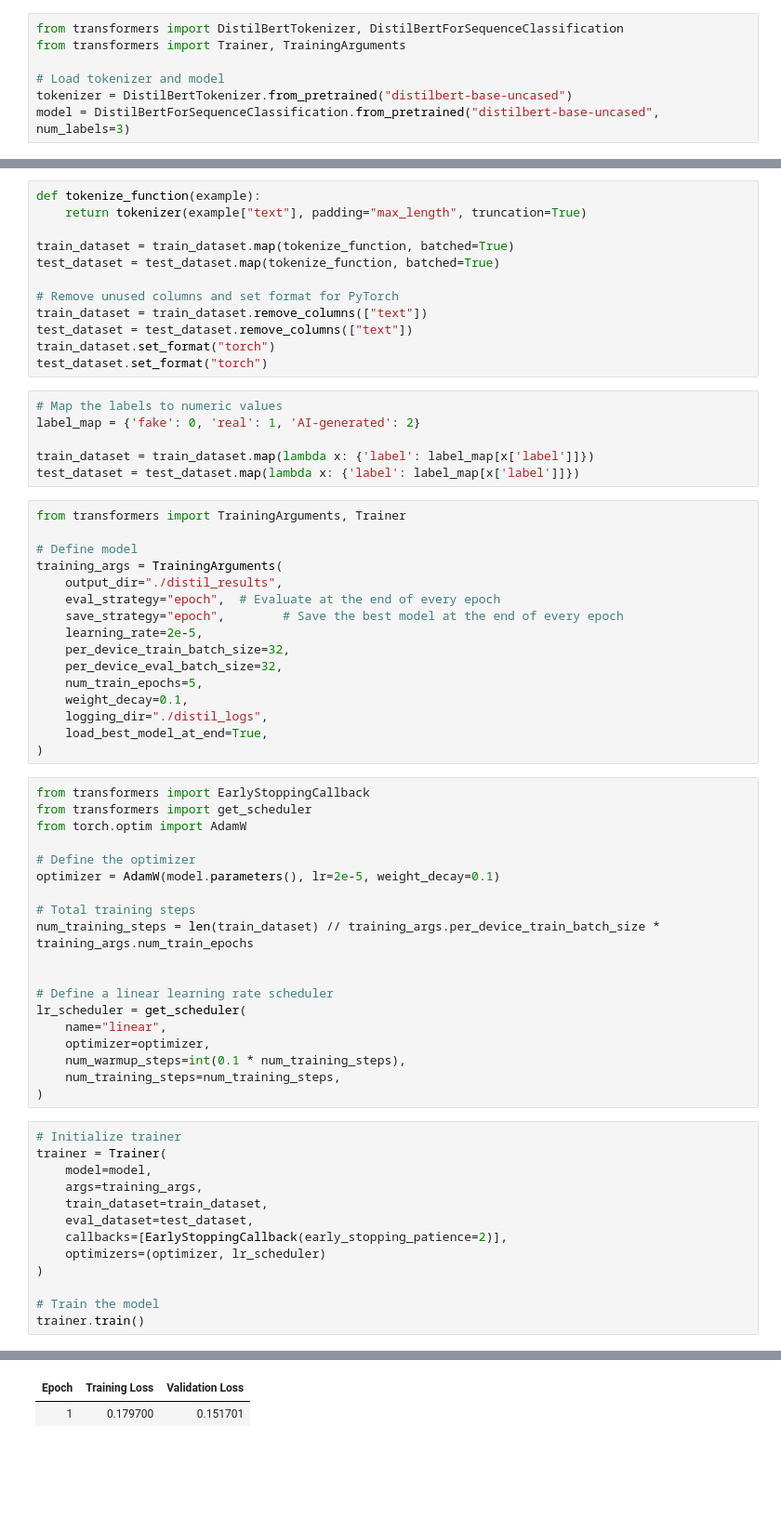
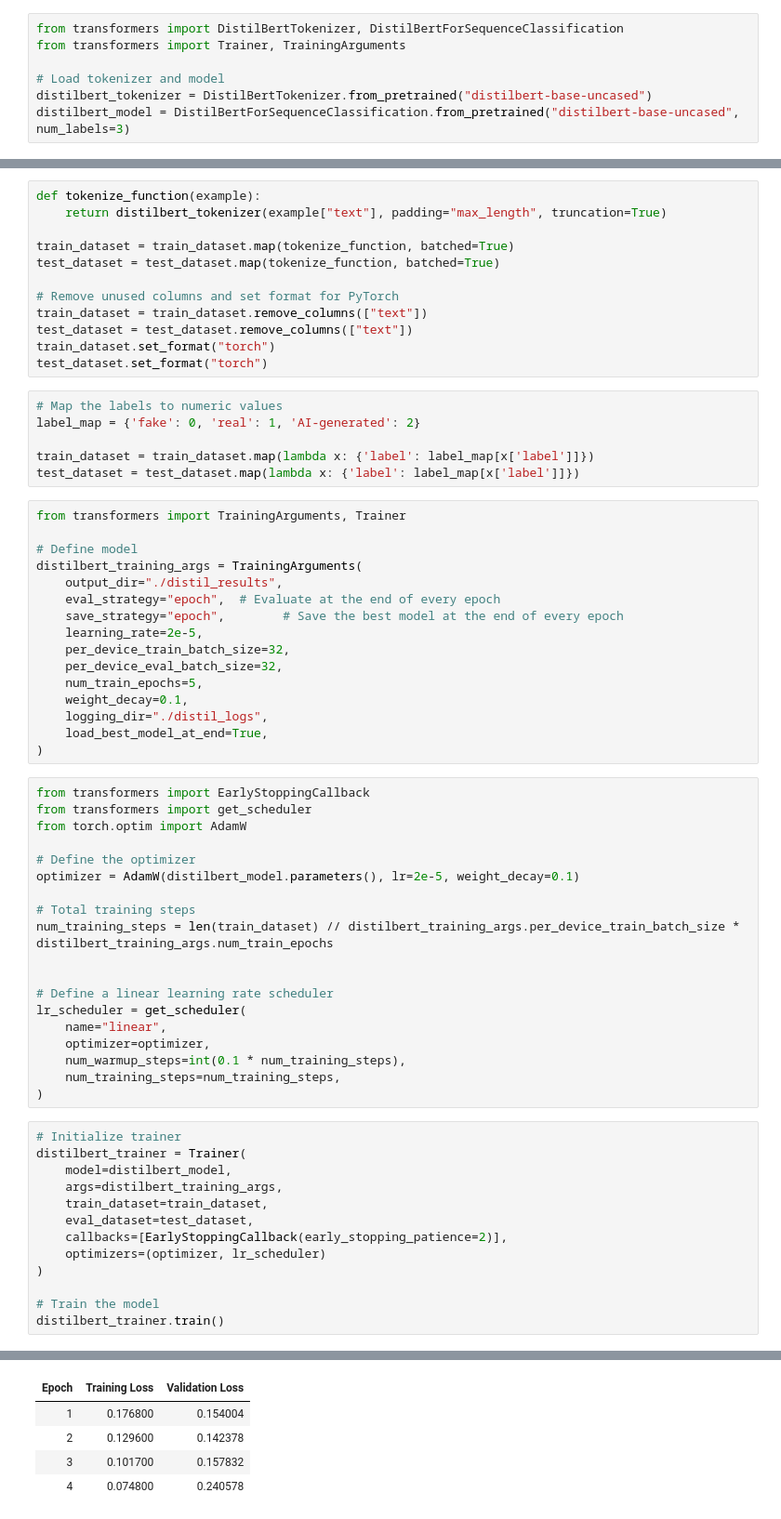
Before and after one commit to yasmine-11/FP-Fake-News-Detection, a Jupyter notebook: Fake-News-Detection.ipynb, the cells around one changed output, grey strips where cells are left out. Shown at 93% size. Saved outputs shown, nothing was run; the diff lists cells and outputs as text; blank space fills up the shorter version.

Commit message:
re-implement DistilBERT + draw evaluation graphs

```diff
--- a/Fake-News-Detection.ipynb
+++ b/Fake-News-Detection.ipynb
@@ -2262,8 +2047,8 @@ from transformers import DistilBertTokenizer, DistilBertForSequenceClassificatio
 from transformers import Trainer, TrainingArguments
 
 # Load tokenizer and model
-tokenizer = DistilBertTokenizer.from_pretrained("distilbert-base-uncased")
-model = DistilBertForSequenceClassification.from_pretrained("distilbert-base-uncased", num_labels=3)
+distilbert_tokenizer = DistilBertTokenizer.from_pretrained("distilbert-base-uncased")
+distilbert_model = DistilBertForSequenceClassification.from_pretrained("distilbert-base-uncased", num_labels=3)
 # %% [output]
 Some weights of DistilBertForSequenceClassification were not initialized from the model checkpoint at distilbert-base-uncased and are newly initialized: ['classifier.bias', 'classifier.weight', 'pre_c ...
 You should probably TRAIN this model on a down-stream task to be able to use it for predictions and inference.
@@ -2280,7 +2065,7 @@ train_dataset = dataset['train']
 test_dataset = dataset['test']
 # %%
 def tokenize_function(example):
-    return tokenizer(example["text"], padding="max_length", truncation=True)
+    return distilbert_tokenizer(example["text"], padding="max_length", truncation=True)
 
 train_dataset = train_dataset.map(tokenize_function, batched=True)
 test_dataset = test_dataset.map(tokenize_function, batched=True)
@@ -2300,7 +2085,7 @@ test_dataset = test_dataset.map(lambda x: {'label': label_map[x['label']]})
 from transformers import TrainingArguments, Trainer
 
 # Define model
-training_args = TrainingArguments(
+distilbert_training_args = TrainingArguments(
     output_dir="./distil_results",
     eval_strategy="epoch",  # Evaluate at the end of every epoch
     save_strategy="epoch",        # Save the best model at the end of every epoch
@@ -2318,10 +2103,10 @@ from transformers import get_scheduler
 from torch.optim import AdamW
 
 # Define the optimizer
-optimizer = AdamW(model.parameters(), lr=2e-5, weight_decay=0.1)
+optimizer = AdamW(distilbert_model.parameters(), lr=2e-5, weight_decay=0.1)
 
 # Total training steps
-num_training_steps = len(train_dataset) // training_args.per_device_train_batch_size * training_args.num_train_epochs
+num_training_steps = len(train_dataset) // distilbert_training_args.per_device_train_batch_size * distilbert_training_args.num_train_epochs
 
 
 # Define a linear learning rate scheduler
@@ -2333,9 +2118,9 @@ lr_scheduler = get_scheduler(
 )
 # %%
 # Initialize trainer
-trainer = Trainer(
-    model=model,
-    args=training_args,
+distilbert_trainer = Trainer(
+    model=distilbert_model,
+    args=distilbert_training_args,
     train_dataset=train_dataset,
     eval_dataset=test_dataset,
     callbacks=[EarlyStoppingCallback(early_stopping_patience=2)],
@@ -2343,5 +2128,5 @@ trainer = Trainer(
 )
 
 # Train the model
-trainer.train()
+distilbert_trainer.train()
 # %% [output]
@@ -2349,2 +2134,5 @@ trainer.train()
 | Epoch | Training Loss | Validation Loss |
-| 1 | 0.179700 | 0.151701 |
+| 1 | 0.176800 | 0.154004 |
+| 2 | 0.129600 | 0.142378 |
+| 3 | 0.101700 | 0.157832 |
+| 4 | 0.074800 | 0.240578 |
```
Also changed, not shown: parts of 41 cells of this notebook.
